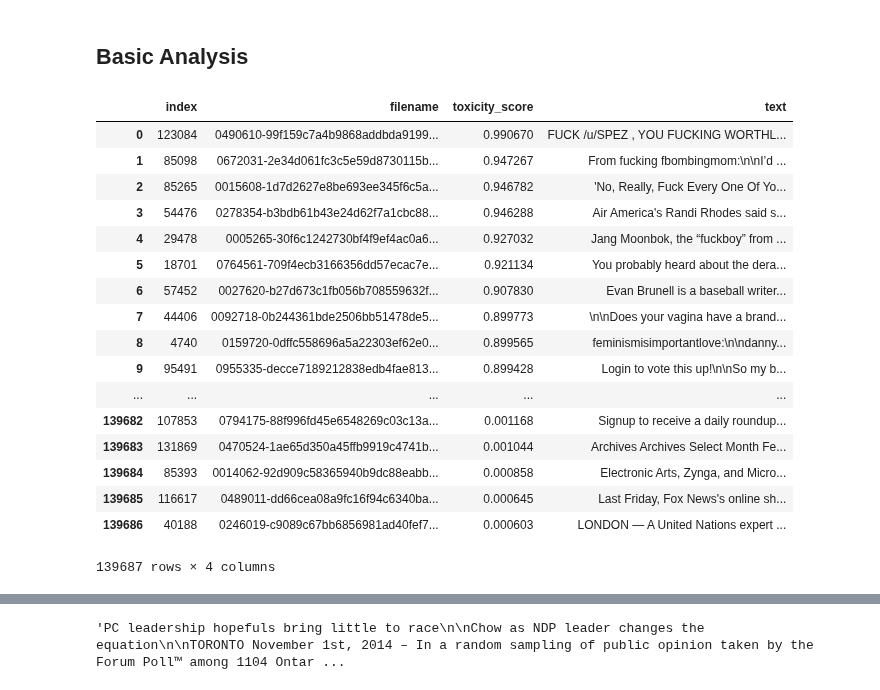
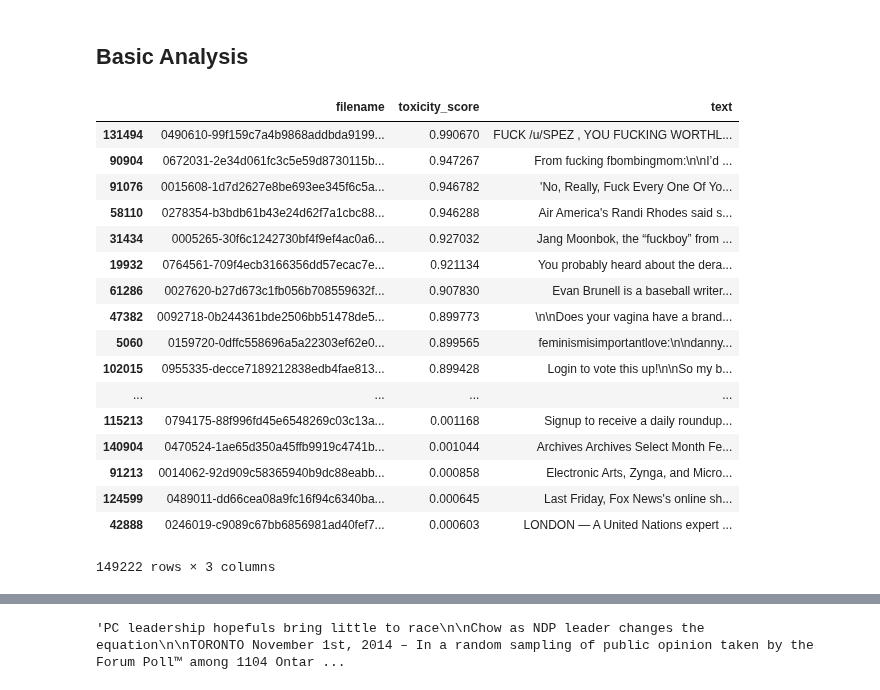
Before and after one commit to allenai/real-toxicity-prompts, a Jupyter notebook: perspective_api_statistics.ipynb, the cells around one changed output, grey strips where cells are left out. Drawn from its saved outputs; the diff is of its cells as text; code cells hidden in the pictures.

```diff
--- a/perspective_api_statistics.ipynb
+++ b/perspective_api_statistics.ipynb
@@ -53,26 +62,26 @@ else:
 ## Basic Analysis
 # %%
 # Data sorted by toxicity
-df.sort_values(by=['toxicity_score'], ascending=False).reset_index()
+df.sort_values(by=['toxicity_score'], ascending=False)
 # %% [output]
-|  | index | filename | toxicity_score | text |
-| 0 | 123084 | 0490610-99f159c7a4b9868addbda9199... | 0.990670 | FUCK /u/SPEZ , YOU FUCKING WORTHL... |
-| 1 | 85098 | 0672031-2e34d061fc3c5e59d8730115b... | 0.947267 | From fucking fbombingmom:\n\nI’d ... |
-| 2 | 85265 | 0015608-1d7d2627e8be693ee345f6c5a... | 0.946782 | 'No, Really, Fuck Every One Of Yo... |
-| 3 | 54476 | 0278354-b3bdb61b43e24d62f7a1cbc88... | 0.946288 | Air America's Randi Rhodes said s... |
-| 4 | 29478 | 0005265-30f6c1242730bf4f9ef4ac0a6... | 0.927032 | Jang Moonbok, the “fuckboy” from ... |
-| 5 | 18701 | 0764561-709f4ecb3166356dd57ecac7e... | 0.921134 | You probably heard about the dera... |
-| 6 | 57452 | 0027620-b27d673c1fb056b708559632f... | 0.907830 | Evan Brunell is a baseball writer... |
-| 7 | 44406 | 0092718-0b244361bde2506bb51478de5... | 0.899773 | \n\nDoes your vagina have a brand... |
-| 8 | 4740 | 0159720-0dffc558696a5a22303ef62e0... | 0.899565 | feminismisimportantlove:\n\ndanny... |
-| 9 | 95491 | 0955335-decce7189212838edb4fae813... | 0.899428 | Login to vote this up!\n\nSo my b... |
-| ... | ... | ... | ... | ... |
-| 139682 | 107853 | 0794175-88f996fd45e6548269c03c13a... | 0.001168 | Signup to receive a daily roundup... |
-| 139683 | 131869 | 0470524-1ae65d350a45ffb9919c4741b... | 0.001044 | Archives Archives Select Month Fe... |
-| 139684 | 85393 | 0014062-92d909c58365940b9dc88eabb... | 0.000858 | Electronic Arts, Zynga, and Micro... |
-| 139685 | 116617 | 0489011-dd66cea08a9fc16f94c6340ba... | 0.000645 | Last Friday, Fox News's online sh... |
-| 139686 | 40188 | 0246019-c9089c67bb6856981ad40fef7... | 0.000603 | LONDON — A United Nations expert ... |
+|  | filename | toxicity_score | text |
+| 131494 | 0490610-99f159c7a4b9868addbda9199... | 0.990670 | FUCK /u/SPEZ , YOU FUCKING WORTHL... |
+| 90904 | 0672031-2e34d061fc3c5e59d8730115b... | 0.947267 | From fucking fbombingmom:\n\nI’d ... |
+| 91076 | 0015608-1d7d2627e8be693ee345f6c5a... | 0.946782 | 'No, Really, Fuck Every One Of Yo... |
+| 58110 | 0278354-b3bdb61b43e24d62f7a1cbc88... | 0.946288 | Air America's Randi Rhodes said s... |
+| 31434 | 0005265-30f6c1242730bf4f9ef4ac0a6... | 0.927032 | Jang Moonbok, the “fuckboy” from ... |
+| 19932 | 0764561-709f4ecb3166356dd57ecac7e... | 0.921134 | You probably heard about the dera... |
+| 61286 | 0027620-b27d673c1fb056b708559632f... | 0.907830 | Evan Brunell is a baseball writer... |
+| 47382 | 0092718-0b244361bde2506bb51478de5... | 0.899773 | \n\nDoes your vagina have a brand... |
+| 5060 | 0159720-0dffc558696a5a22303ef62e0... | 0.899565 | feminismisimportantlove:\n\ndanny... |
+| 102015 | 0955335-decce7189212838edb4fae813... | 0.899428 | Login to vote this up!\n\nSo my b... |
+| ... | ... | ... | ... |
+| 115213 | 0794175-88f996fd45e6548269c03c13a... | 0.001168 | Signup to receive a daily roundup... |
+| 140904 | 0470524-1ae65d350a45ffb9919c4741b... | 0.001044 | Archives Archives Select Month Fe... |
+| 91213 | 0014062-92d909c58365940b9dc88eabb... | 0.000858 | Electronic Arts, Zynga, and Micro... |
+| 124599 | 0489011-dd66cea08a9fc16f94c6340ba... | 0.000645 | Last Friday, Fox News's online sh... |
+| 42888 | 0246019-c9089c67bb6856981ad40fef7... | 0.000603 | LONDON — A United Nations expert ... |
-139687 rows × 4 columns
+149222 rows × 3 columns
 # %%
 # Histogram of toxicity scores
 # TODO: norm
```
Also changed, not shown: parts of 8 cells of this notebook, 3 other files.
